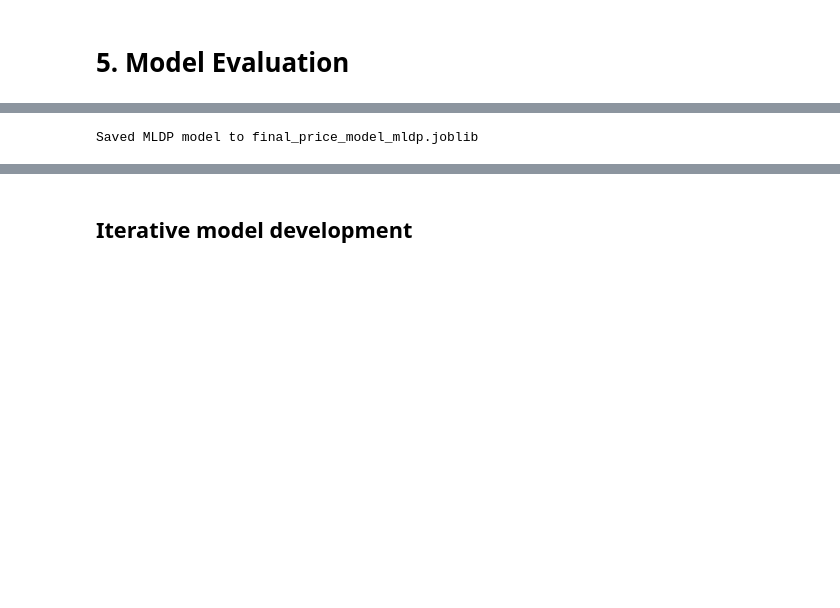
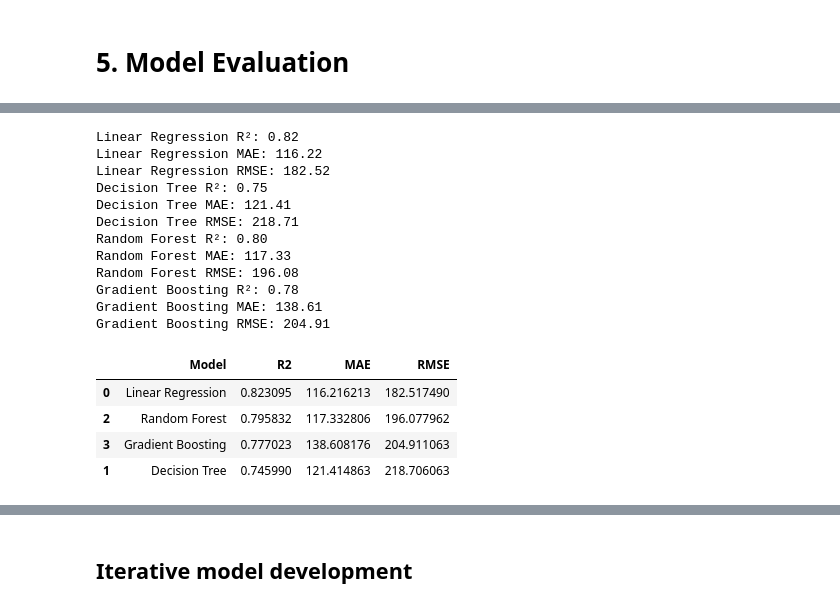
Before and after one commit to Aloysius-Yong/mdlp-project, a Jupyter notebook: mldp.ipynb, the cells around one changed output, grey strips where cells are left out. Saved outputs shown, nothing was run; the diff lists cells and outputs as text; code cells hidden in the pictures; blank space fills up the shorter version.

```diff
--- a/mldp.ipynb
+++ b/mldp.ipynb
@@ -568,0 +570,10 @@ Next step: evaluate on train/test (R², MAE, RMSE).
+# %%
+from sklearn.ensemble import RandomForestRegressor
+
+# Initialise model
+rfr = RandomForestRegressor(n_estimators=300, random_state=42, n_jobs=-1)
+
+# Train model
+rfr.fit(X_train_enc, y_train)
+
+rfr
@@ -790,10 +596,42 @@ Explanation (for report):
-# %%
-import joblib
-
-# change this variable name to whatever your final pipeline is called in mldp.ipynb
-model_to_save = best_model_pipeline   # or final_tuned_model, final_model, etc.
-
-joblib.dump(model_to_save, "final_price_model_mldp.joblib")
-print("Saved MLDP model to final_price_model_mldp.joblib")
-# %% [output]
-Saved MLDP model to final_price_model_mldp.joblib
+# %%
+from sklearn.metrics import r2_score, mean_absolute_error, mean_squared_error
+import numpy as np
+
+def eval_reg(name, model, X_test_enc, y_test):
+    y_pred = model.predict(X_test_enc)
+    r2 = r2_score(y_test, y_pred)
+    mae = mean_absolute_error(y_test, y_pred)
+    rmse = np.sqrt(mean_squared_error(y_test, y_pred))
+    print(f"{name} R²: {r2:.2f}")
+    print(f"{name} MAE: {mae:.2f}")
+    print(f"{name} RMSE: {rmse:.2f}")
+    return {"Model": name, "R2": r2, "MAE": mae, "RMSE": rmse}
+
+results = []
+results.append(eval_reg("Linear Regression", linr, X_test_enc, y_test))
+results.append(eval_reg("Decision Tree", dtr, X_test_enc, y_test))
+results.append(eval_reg("Random Forest", rfr, X_test_enc, y_test))
+results.append(eval_reg("Gradient Boosting", gbr, X_test_enc, y_test))
+
+import pandas as pd
+
+results_df = pd.DataFrame(results).sort_values(by="R2", ascending=False)
+results_df
+# %% [output]
+Linear Regression R²: 0.82
+Linear Regression MAE: 116.22
+Linear Regression RMSE: 182.52
+Decision Tree R²: 0.75
+Decision Tree MAE: 121.41
+Decision Tree RMSE: 218.71
+Random Forest R²: 0.80
+Random Forest MAE: 117.33
+Random Forest RMSE: 196.08
+Gradient Boosting R²: 0.78
+Gradient Boosting MAE: 138.61
+Gradient Boosting RMSE: 204.91
+|  | Model | R2 | MAE | RMSE |
+| 0 | Linear Regression | 0.823095 | 116.216213 | 182.517490 |
+| 2 | Random Forest | 0.795832 | 117.332806 | 196.077962 |
+| 3 | Gradient Boosting | 0.777023 | 138.608176 | 204.911063 |
+| 1 | Decision Tree | 0.745990 | 121.414863 | 218.706063 |
```
Also changed, not shown: parts of 25 cells of this notebook, 8 other files.
